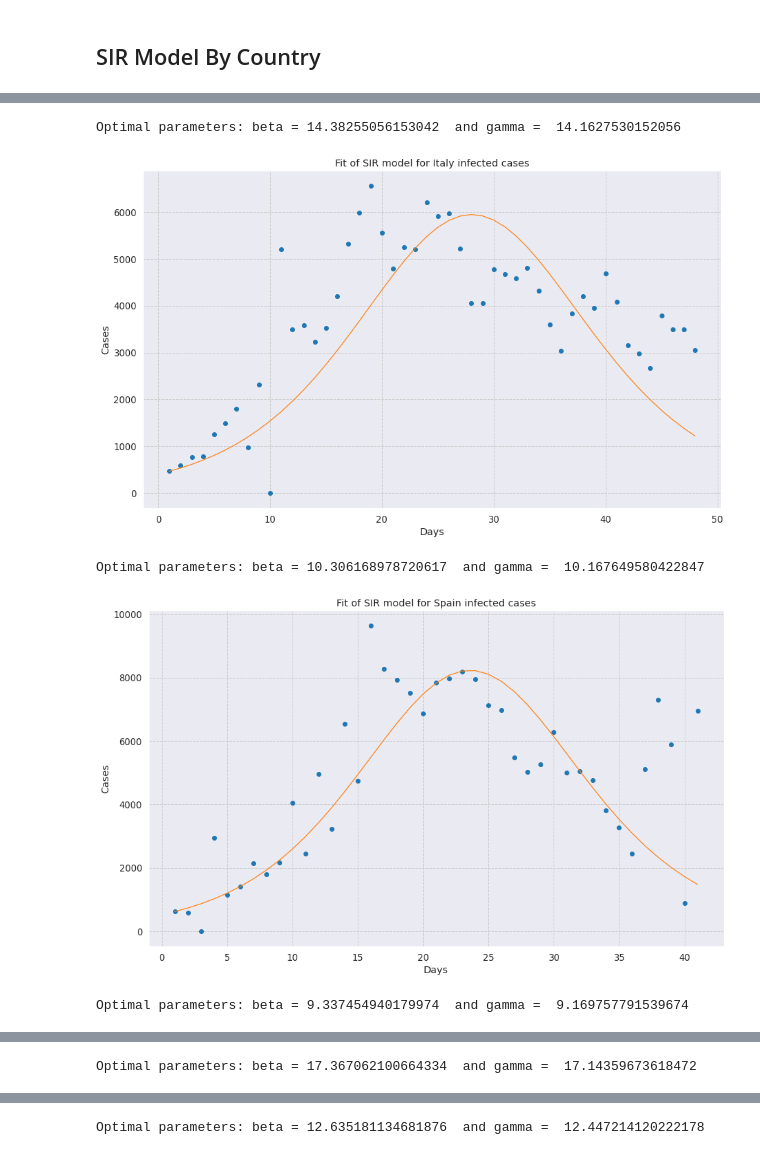
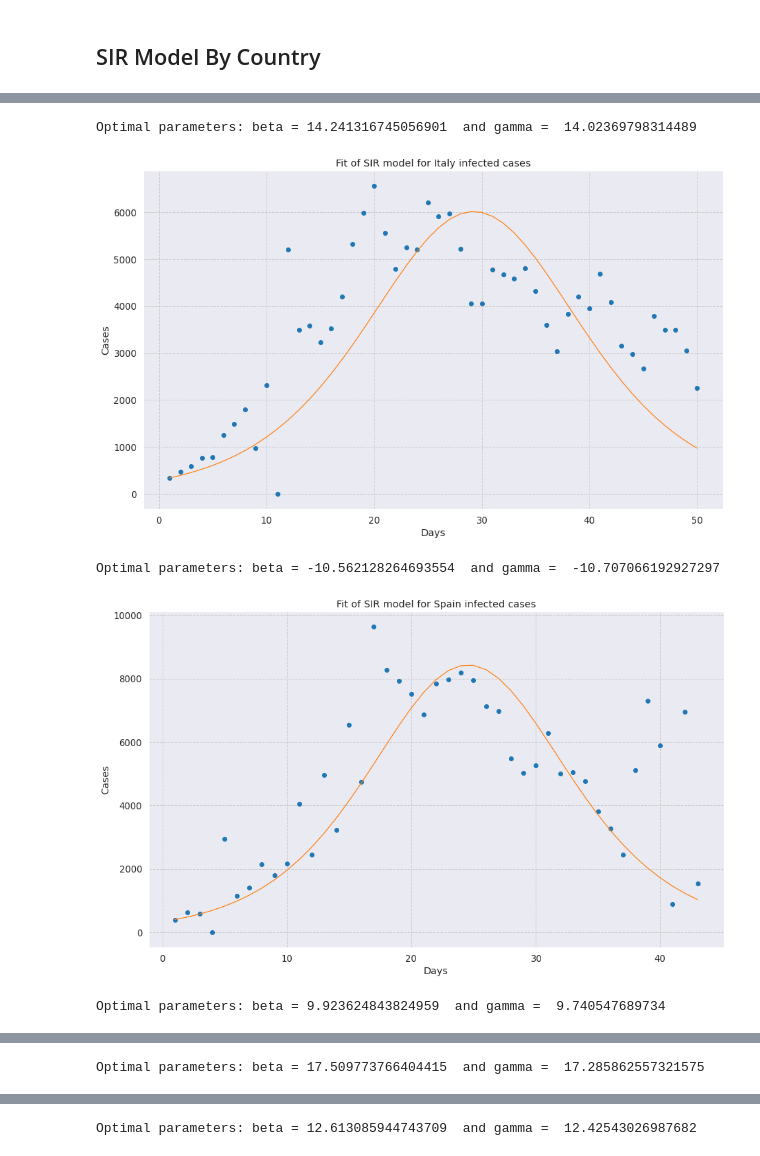
Before and after one commit to rdcolema/covid19-tracking, a Jupyter notebook: covid_forecasting.ipynb, the cells around one changed output, grey strips where cells are left out. Drawn from its saved outputs; the diff is of its cells as text; code cells hidden in the pictures.

```diff
--- a/covid_forecasting.ipynb
+++ b/covid_forecasting.ipynb
@@ -31,7 +31,7 @@ DATA_DIR = "csse_covid_19_daily_reports/"
 
 # Dates to model
 MIN_DATE = '2020-03-01'
-MAX_DATE = '2020-04-19'
+MAX_DATE = '2020-04-20'
 DATE_LIST = pd.date_range(MIN_DATE, MAX_DATE).strftime('%Y-%m-%d').tolist()
 
 # Individual countries to model
@@ -435,8 +435,8 @@ def plot_sir(df, country_name):
 ##### Starting oubteak day number for SIR modeling
 SIR_START_DAYS = {
     "US": 4,
-    "Italy": 2,
-    "Spain": 9,
+    "Italy": 1,
+    "Spain": 8,
     "Germany": 2,
     "France": 3
 }
@@ -448,5 +448,5 @@ for country_name in MODEL_COUNTRIES:
-Optimal parameters: beta = 14.38255056153042  and gamma =  14.1627530152056
+Optimal parameters: beta = 14.241316745056901  and gamma =  14.02369798314489
-[figure, old version]
+[figure, new version]
-Optimal parameters: beta = 10.306168978720617  and gamma =  10.167649580422847
+Optimal parameters: beta = -10.562128264693554  and gamma =  -10.707066192927297
-[figure, old version]
+[figure, new version]
-Optimal parameters: beta = 9.337454940179974  and gamma =  9.169757791539674
+Optimal parameters: beta = 9.923624843824959  and gamma =  9.740547689734
@@ -454 +454 @@ Optimal parameters: beta = 9.337454940179974  and gamma =  9.169757791539674
-Optimal parameters: beta = 17.367062100664334  and gamma =  17.14359673618472
+Optimal parameters: beta = 17.509773766404415  and gamma =  17.285862557321575
@@ -456 +456 @@ Optimal parameters: beta = 17.367062100664334  and gamma =  17.14359673618472
-Optimal parameters: beta = 12.635181134681876  and gamma =  12.447214120222178
+Optimal parameters: beta = 12.613085944743709  and gamma =  12.42543026987682
```
Also changed, not shown: parts of 4 cells of this notebook, 2 other files.
